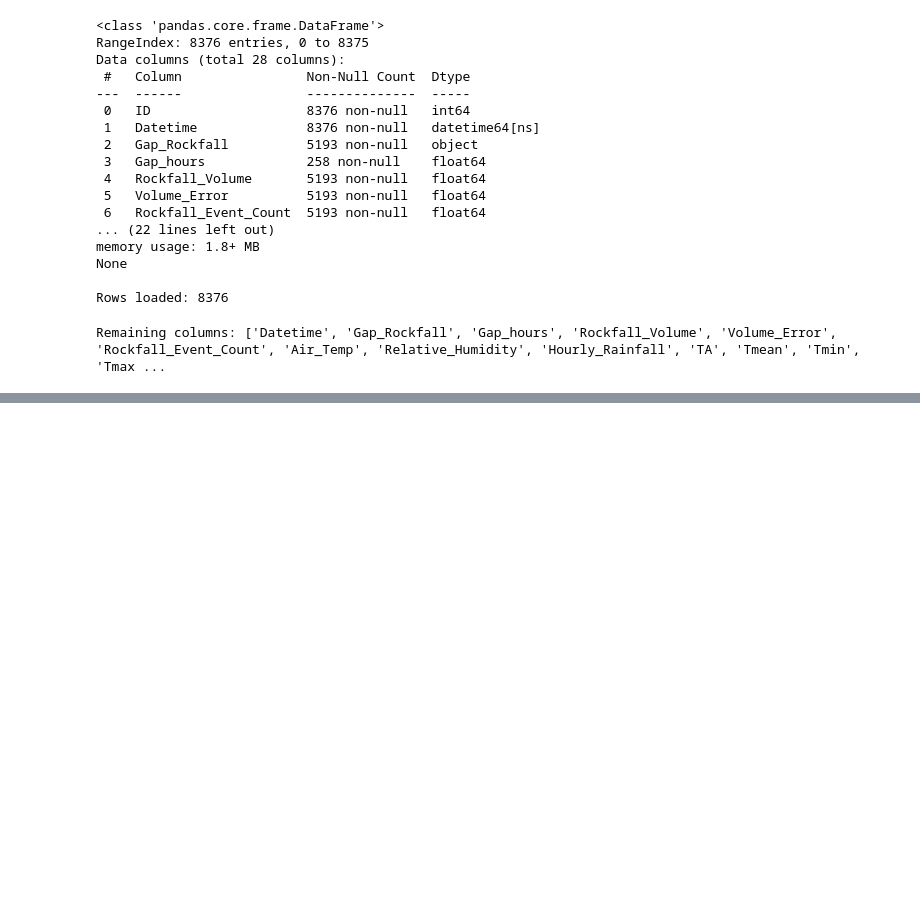
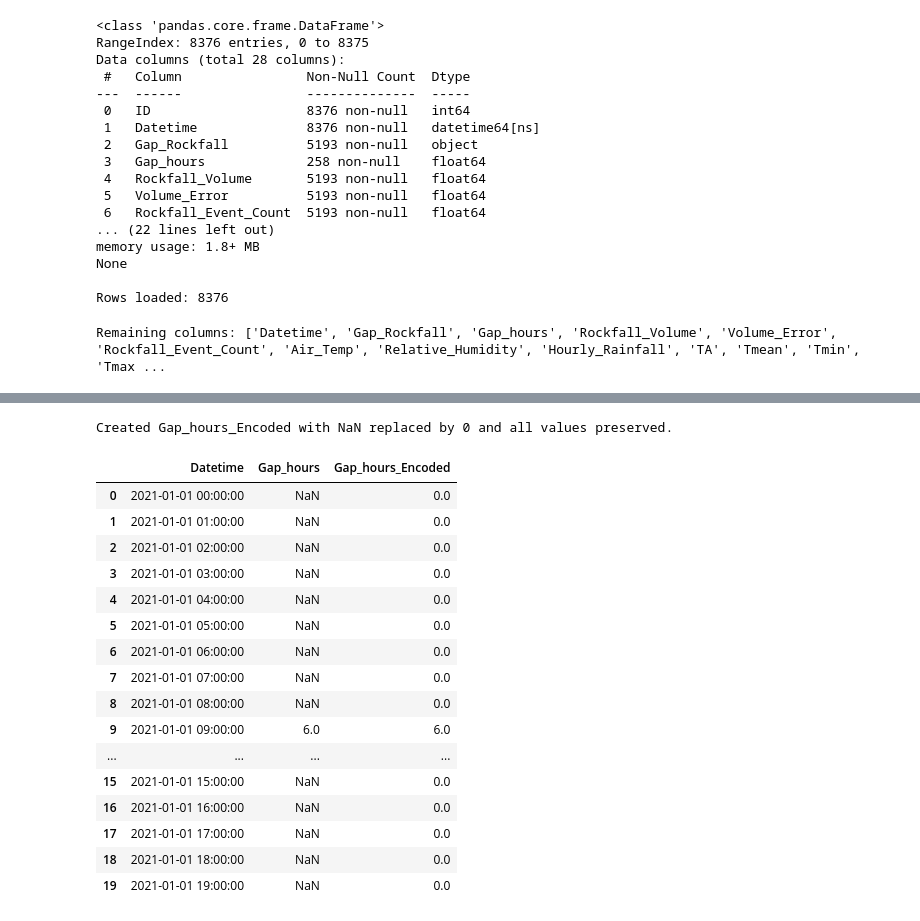
Before and after one commit to glwat/Durham_Masters, a Jupyter notebook: Missing_Data_Imputation.ipynb, the cells around one changed output, grey strips where cells are left out. Drawn from its saved outputs; the diff is of its cells as text; code cells hidden in the pictures; blank space fills up the shorter version.

```diff
--- a/Missing_Data_Imputation.ipynb
+++ b/Missing_Data_Imputation.ipynb
@@ -557,0 +626,26 @@ Kalman smoothing imputation complete.
+# %%
+#@title Codeblock K017: Numerical Encoding for Gap_Rockfall (Updated)
+
+import numpy as np
+import pandas as pd
+
+# Ensure object dtype for mapping
+df["Gap_Rockfall"] = df["Gap_Rockfall"].astype("object")
+
+# Updated mapping:
+# 0 = inside gap (NaN)
+# 1 = first scan after gap ("Gap")
+# 2 = normal valid scan ("NoGap")
+mapping = {
+    "Gap": 1,
+    "NoGap": 2,
+    np.nan: 0
+}
+
+df["Gap_Code"] = df["Gap_Rockfall"].map(mapping)
+
+# Binary mask: 1 = inside gap, 0 = otherwise
+df["InGap"] = (df["Gap_Code"] == 0).astype(int)
+
+print("Created Gap_Code (0/1/2) and InGap (binary) encodings.")
+df[["Datetime", "Gap_Rockfall", "Gap_Code", "InGap"]].head()
@@ -557,0 +660,30 @@ Kalman smoothing imputation complete.
+# %%
+#@title Codeblock K018: Encode Gap_hours (NaN → 0, values preserved)
+
+import pandas as pd
+import numpy as np
+
+# Create a new encoded variable with NaN replaced by 0
+df["Gap_hours_Encoded"] = df["Gap_hours"].fillna(0)
+
+print("Created Gap_hours_Encoded with NaN replaced by 0 and all values preserved.")
+df[["Datetime", "Gap_hours", "Gap_hours_Encoded"]].head(20)
+# %% [output]
+Created Gap_hours_Encoded with NaN replaced by 0 and all values preserved.
+|  | Datetime | Gap_hours | Gap_hours_Encoded |
+| 0 | 2021-01-01 00:00:00 | NaN | 0.0 |
+| 1 | 2021-01-01 01:00:00 | NaN | 0.0 |
+| 2 | 2021-01-01 02:00:00 | NaN | 0.0 |
+| 3 | 2021-01-01 03:00:00 | NaN | 0.0 |
+| 4 | 2021-01-01 04:00:00 | NaN | 0.0 |
+| 5 | 2021-01-01 05:00:00 | NaN | 0.0 |
+| 6 | 2021-01-01 06:00:00 | NaN | 0.0 |
+| 7 | 2021-01-01 07:00:00 | NaN | 0.0 |
+| 8 | 2021-01-01 08:00:00 | NaN | 0.0 |
+| 9 | 2021-01-01 09:00:00 | 6.0 | 6.0 |
+| ... | ... | ... | ... |
+| 15 | 2021-01-01 15:00:00 | NaN | 0.0 |
+| 16 | 2021-01-01 16:00:00 | NaN | 0.0 |
+| 17 | 2021-01-01 17:00:00 | NaN | 0.0 |
+| 18 | 2021-01-01 18:00:00 | NaN | 0.0 |
+| 19 | 2021-01-01 19:00:00 | NaN | 0.0 |
```
Also changed, not shown: parts of 21 cells of this notebook.
